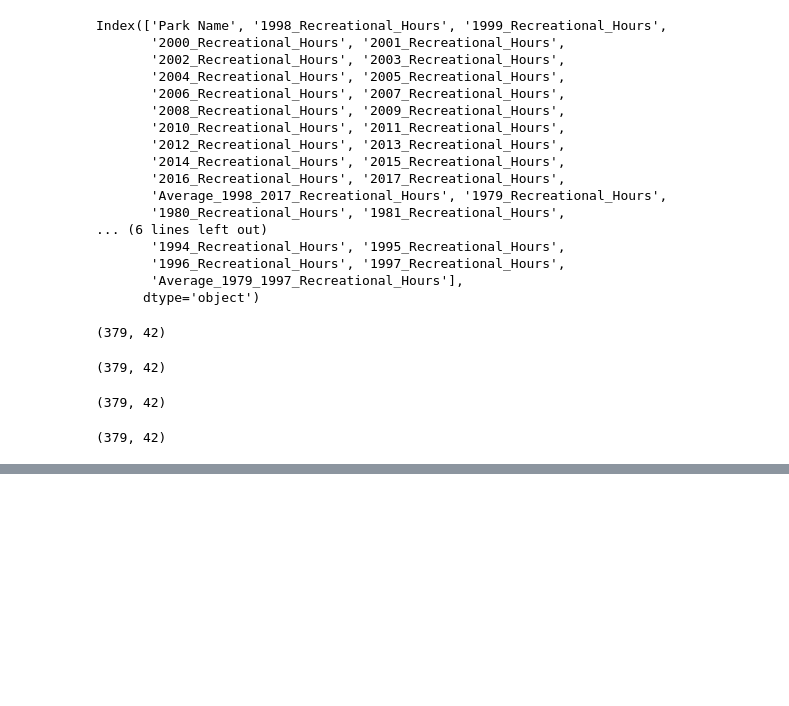
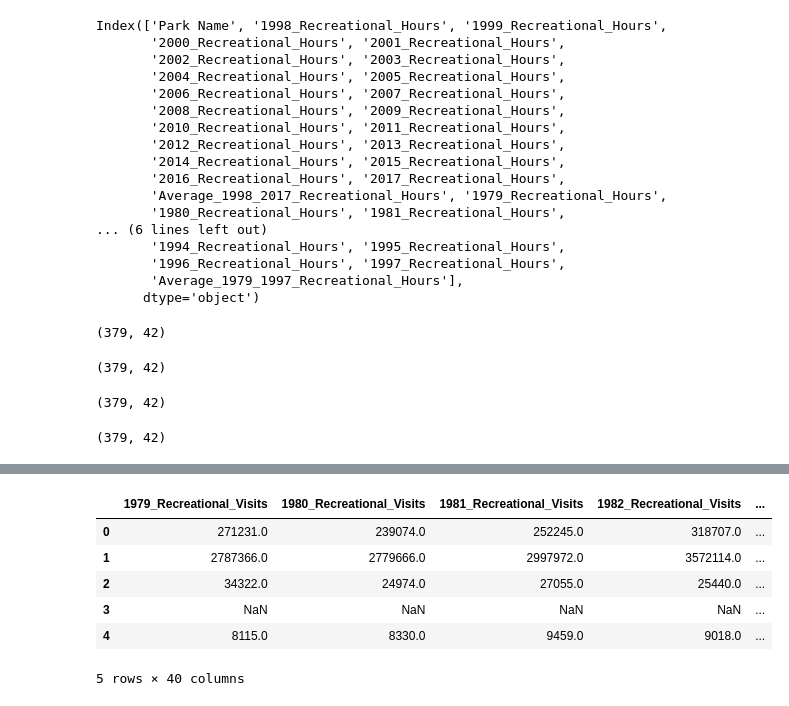
Before and after one commit to sameerabalay/NationalParkAnalysis, a Jupyter notebook: src/DataLoadsFromReports.ipynb, the cells around one changed output, grey strips where cells are left out. Cells and saved outputs as stored; diff of their text form; code cells hidden in the pictures; blank space fills up the shorter version.

```diff
--- a/src/DataLoadsFromReports.ipynb
+++ b/src/DataLoadsFromReports.ipynb
@@ -346,0 +529,3 @@ tent_overnights.shape
+# %%
+rec_visits = recreational_visits.drop(columns=['Average_1998_2017_Recreational_Visits', 'Average_1979_1997_Recreational_Visits'])
+rec_visits.head(5)
@@ -346,0 +540,11 @@ tent_overnights.shape
+# %%
+rec_visits_new = rec_visits.reindex(sorted(rec_visits.columns), axis=1)
+rec_visits_new.head(5)
+# %% [output]
+|  | 1979_Recreational_Visits | 1980_Recreational_Visits | 1981_Recreational_Visits | 1982_Recreational_Visits | ... |
+| 0 | 271231.0 | 239074.0 | 252245.0 | 318707.0 | ... |
+| 1 | 2787366.0 | 2779666.0 | 2997972.0 | 3572114.0 | ... |
+| 2 | 34322.0 | 24974.0 | 27055.0 | 25440.0 | ... |
+| 3 | NaN | NaN | NaN | NaN | ... |
+| 4 | 8115.0 | 8330.0 | 9459.0 | 9018.0 | ... |
+5 rows × 40 columns
```
Also changed, not shown: parts of 21 cells of this notebook, 3 other files.
